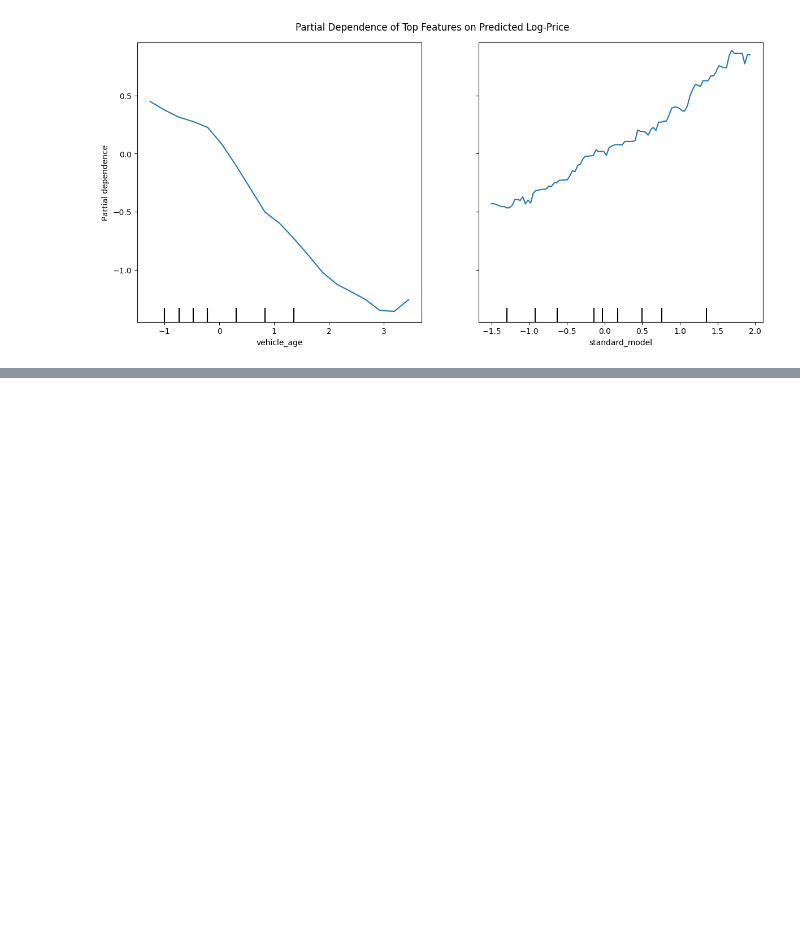
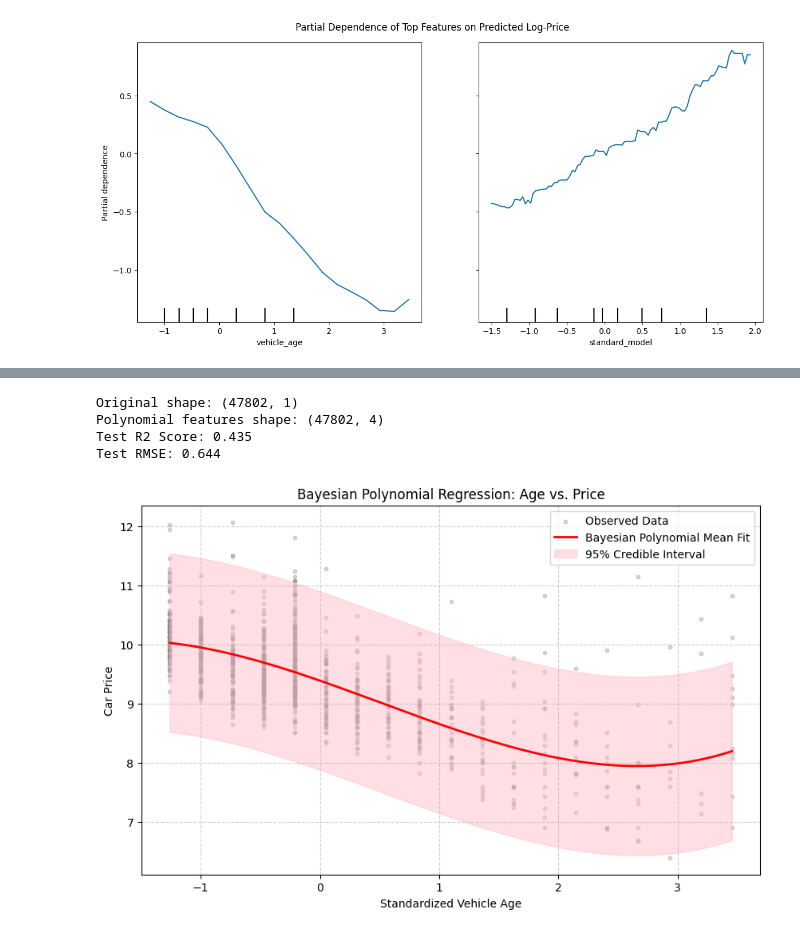
Before and after one commit to Ashwashhere/AdvancedMachineLearning_CarValuation, a Jupyter notebook: notebook.ipynb, the cells around one changed output, grey strips where cells are left out. Saved outputs shown, nothing was run; the diff lists cells and outputs as text; code cells hidden in the pictures; blank space fills up the shorter version.

```diff
--- a/notebook.ipynb
+++ b/notebook.ipynb
@@ -575,0 +702,65 @@ Generating Partial Dependence Plots (PDP)...
+# %%
+# 9. Polynomial Regression
+
+# Create polynomial features for the 'vehicle_age' feature to capture non-linear relationships
+X_train_age = X_train_final[['vehicle_age']].values
+X_test_age = X_test_final[['vehicle_age']].values
+
+# Randomly sample 1000 observations for visualisation to avoid overcrowding the plot
+np.random.seed(42)
+sample_idx = np.random.choice(len(X_train_age), 1000, replace=False)
+X_plot_scatter = X_train_age[sample_idx]
+y_plot_scatter = y_train.iloc[sample_idx].values
+
+# Create polynomial features (degree 2 or 3 is usually a good start to avoid overfitting)
+poly = PolynomialFeatures(degree=3)
+
+X_train_poly = poly.fit_transform(X_train_age)
+X_test_poly = poly.transform(X_test_age)
+
+print(f"Original shape: {X_train_age.shape}")
+print(f"Polynomial features shape: {X_train_poly.shape}")
+
+# Initialise and fit the Bayesian Regression model
+bayesian_poly_model = BayesianRidge()
+bayesian_poly_model.fit(X_train_poly, y_train)
+
+# Evaluate on the test set
+y_pred_test = bayesian_poly_model.predict(X_test_poly)
+print(f"Test R2 Score: {r2_score(y_test, y_pred_test):.3f}")
+print(f"Test RMSE: {np.sqrt(mean_squared_error(y_test, y_pred_test)):.3f}")
+# %% [output]
+Original shape: (47802, 1)
+Polynomial features shape: (47802, 4)
+Test R2 Score: 0.435
+Test RMSE: 0.644
+# %%
+# Create a smooth line of X values for plotting the curve
+X_line = np.linspace(X_train_age.min(), X_train_age.max(), 500).reshape(-1, 1)
+X_line_poly = poly.transform(X_line)
+
+# Predict the mean and the standard deviation (uncertainty)
+y_mean, y_std = bayesian_poly_model.predict(X_line_poly, return_std=True)
+
+plt.figure(figsize=(10, 6))
+
+# Plot the actual data points (scattered)
+plt.scatter(X_plot_scatter, y_plot_scatter, color='gray', alpha=0.3, label='Observed Data', s=10)
+
+# Plot the Mean Regression Line
+plt.plot(X_line, y_mean, color='red', linewidth=2, label='Bayesian Polynomial Mean Fit')
+
+# Plot the Confidence Interval (Mean +/- 2 Standard Deviations)
+plt.fill_between(X_line.ravel(),
+                 y_mean - 2 * y_std,
+                 y_mean + 2 * y_std,
+                 color='pink', alpha=0.5, label='95% Credible Interval')
+
+plt.title('Bayesian Polynomial Regression: Age vs. Price')
+plt.xlabel('Standardized Vehicle Age')
+plt.ylabel('Car Price')
+plt.legend()
+plt.grid(True, linestyle='--', alpha=0.6)
+plt.show()
+# %% [output]
+[figure, added]
```
Also changed, not shown: parts of 10 cells of this notebook.
